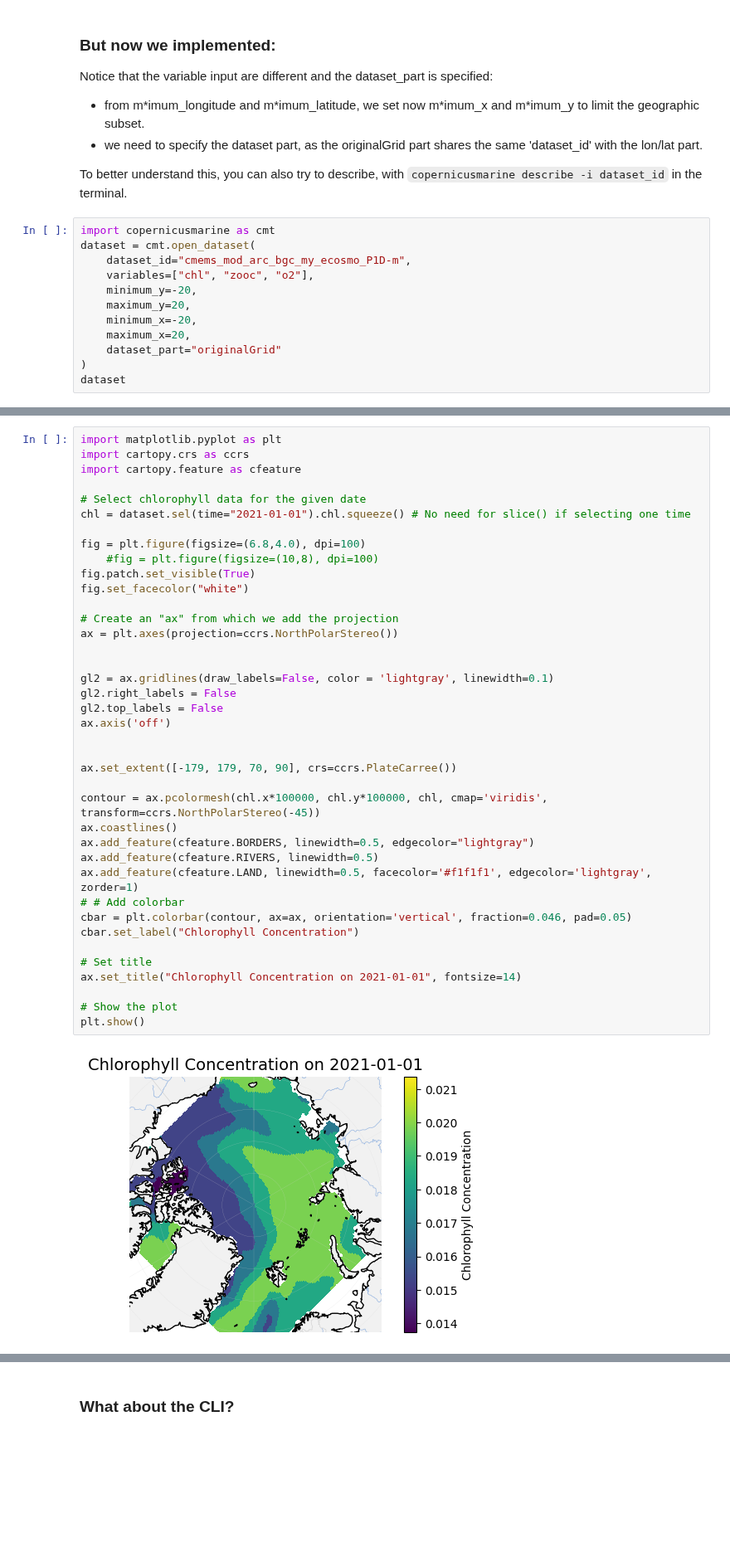
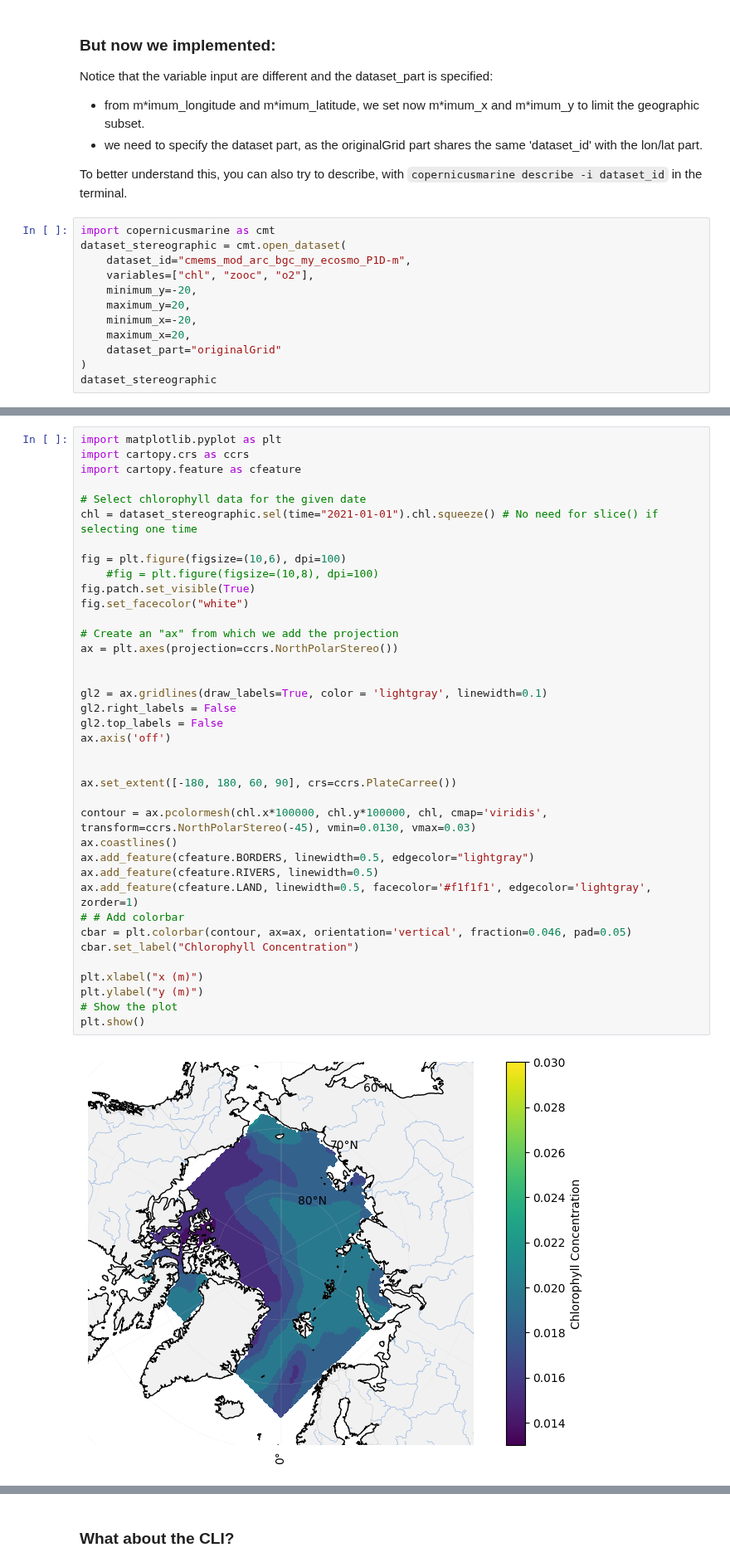
Before and after one commit to mercator-ocean/copernicus-marine-toolbox, a Jupyter notebook: doc/usage/stereo_subset.ipynb, the cells around one changed output, grey strips where cells are left out. Shown at 83% size. Saved outputs shown, nothing was run; the diff lists cells and outputs as text; blank space fills up the shorter version.

```diff
--- a/doc/usage/stereo_subset.ipynb
+++ b/doc/usage/stereo_subset.ipynb
@@ -110,7 +108,7 @@ Notice that the variable input are different and the dataset_part is specified:
 To better understand this, you can also try to describe, with `copernicusmarine describe -i dataset_id` in the terminal.
 # %%
 import copernicusmarine as cmt
-dataset = cmt.open_dataset(
+dataset_stereographic = cmt.open_dataset(
     dataset_id="cmems_mod_arc_bgc_my_ecosmo_P1D-m",
     variables=["chl", "zooc", "o2"],
     minimum_y=-20,
@@ -119,5 +117,5 @@ dataset = cmt.open_dataset(
     maximum_x=20,
     dataset_part="originalGrid"
 )
-dataset
+dataset_stereographic
 # %% [output]
@@ -208,39 +206,38 @@ import matplotlib.pyplot as plt
 import cartopy.crs as ccrs
 import cartopy.feature as cfeature
 
 # Select chlorophyll data for the given date
-chl = dataset.sel(time="2021-01-01").chl.squeeze() # No need for slice() if selecting one time
+chl = dataset_stereographic.sel(time="2021-01-01").chl.squeeze() # No need for slice() if selecting one time
 
-fig = plt.figure(figsize=(6.8,4.0), dpi=100)
+fig = plt.figure(figsize=(10,6), dpi=100)
     #fig = plt.figure(figsize=(10,8), dpi=100)
 fig.patch.set_visible(True)
 fig.set_facecolor("white")
 
 # Create an "ax" from which we add the projection
 ax = plt.axes(projection=ccrs.NorthPolarStereo())
 
 
-gl2 = ax.gridlines(draw_labels=False, color = 'lightgray', linewidth=0.1)
+gl2 = ax.gridlines(draw_labels=True, color = 'lightgray', linewidth=0.1)
 gl2.right_labels = False
 gl2.top_labels = False
 ax.axis('off')
 
 
-ax.set_extent([-179, 179, 70, 90], crs=ccrs.PlateCarree())
+ax.set_extent([-180, 180, 60, 90], crs=ccrs.PlateCarree())
 
-contour = ax.pcolormesh(chl.x*100000, chl.y*100000, chl, cmap='viridis', transform=ccrs.NorthPolarStereo(-45))
+contour = ax.pcolormesh(chl.x*100000, chl.y*100000, chl, cmap='viridis', transform=ccrs.NorthPolarStereo(-45), vmin=0.0130, vmax=0.03)
 ax.coastlines()
 ax.add_feature(cfeature.BORDERS, linewidth=0.5, edgecolor="lightgray")
 ax.add_feature(cfeature.RIVERS, linewidth=0.5)
 ax.add_feature(cfeature.LAND, linewidth=0.5, facecolor='#f1f1f1', edgecolor='lightgray', zorder=1)
 # # Add colorbar
 cbar = plt.colorbar(contour, ax=ax, orientation='vertical', fraction=0.046, pad=0.05)
 cbar.set_label("Chlorophyll Concentration")
 
-# Set title
-ax.set_title("Chlorophyll Concentration on 2021-01-01", fontsize=14)
-
+plt.xlabel("x (m)")
+plt.ylabel("y (m)")
 # Show the plot
 plt.show()
 # %% [output]
-[figure, old version]
+[figure, new version]
```
Also changed, not shown: parts of 5 cells of this notebook, 6 other files.
